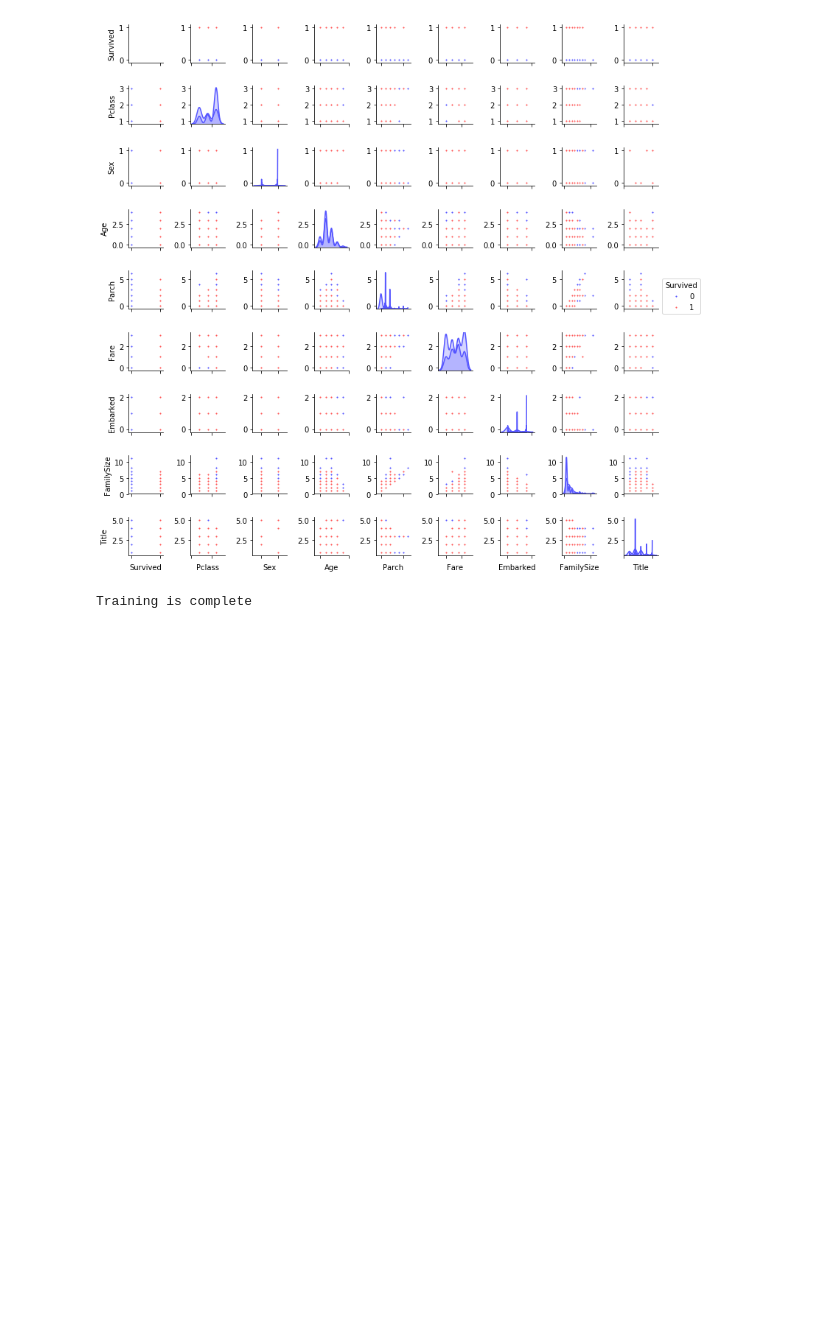
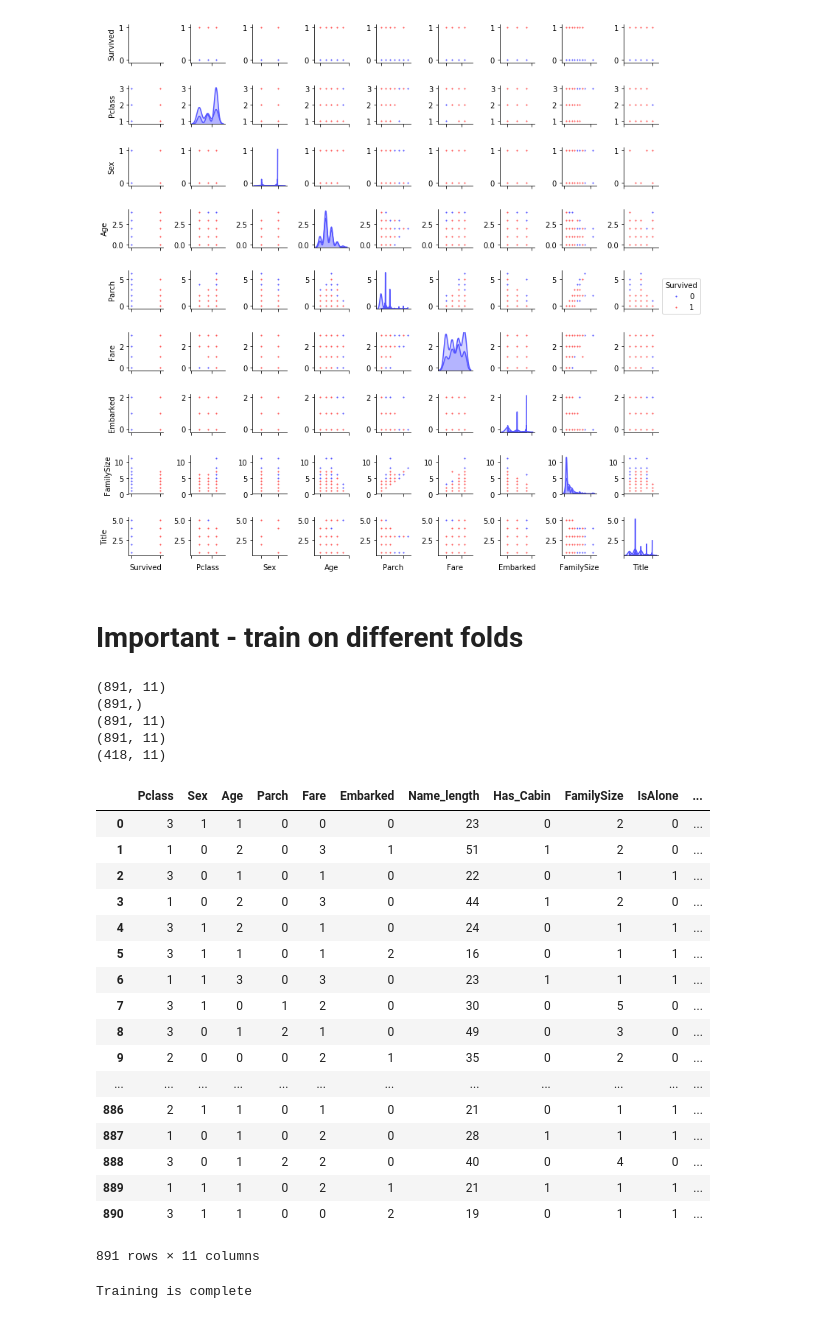
Before and after one commit to dashjim/kaggle-titanic, a Jupyter notebook: Titanic/ensamble-stacking.ipynb, the cells around one changed output. Cells and saved outputs as stored; diff of their text form; code cells hidden in the pictures; blank space fills up the shorter version.

```diff
--- a/Titanic/ensamble-stacking.ipynb
+++ b/Titanic/ensamble-stacking.ipynb
@@ -186,6 +216,8 @@ class SklearnHelper(object):
         print(self.clf.fit(x,y).feature_importances_)
 
 # Class to extend XGboost classifer
+# %% [markdown]
+# Important - train on different folds
 # %%
 def get_oof(clf, x_train, y_train, x_test):
     oof_train = np.zeros((ntrain,))
@@ -264,3 +301,34 @@ x_test = test.values # Creats an array of the test data
+# %%
+print(train.shape)
+print(y_train.shape)
+print(train.values.shape)
+print(x_train.shape)
+print(x_test.shape)
+train
+# %% [output]
+(891, 11)
+(891,)
+(891, 11)
+(891, 11)
+(418, 11)
+|  | Pclass | Sex | Age | Parch | Fare | Embarked | Name_length | Has_Cabin | FamilySize | IsAlone | ... |
+| 0 | 3 | 1 | 1 | 0 | 0 | 0 | 23 | 0 | 2 | 0 | ... |
+| 1 | 1 | 0 | 2 | 0 | 3 | 1 | 51 | 1 | 2 | 0 | ... |
+| 2 | 3 | 0 | 1 | 0 | 1 | 0 | 22 | 0 | 1 | 1 | ... |
+| 3 | 1 | 0 | 2 | 0 | 3 | 0 | 44 | 1 | 2 | 0 | ... |
+| 4 | 3 | 1 | 2 | 0 | 1 | 0 | 24 | 0 | 1 | 1 | ... |
+| 5 | 3 | 1 | 1 | 0 | 1 | 2 | 16 | 0 | 1 | 1 | ... |
+| 6 | 1 | 1 | 3 | 0 | 3 | 0 | 23 | 1 | 1 | 1 | ... |
+| 7 | 3 | 1 | 0 | 1 | 2 | 0 | 30 | 0 | 5 | 0 | ... |
+| 8 | 3 | 0 | 1 | 2 | 1 | 0 | 49 | 0 | 3 | 0 | ... |
+| 9 | 2 | 0 | 0 | 0 | 2 | 1 | 35 | 0 | 2 | 0 | ... |
+| ... | ... | ... | ... | ... | ... | ... | ... | ... | ... | ... | ... |
+| 886 | 2 | 1 | 1 | 0 | 1 | 0 | 21 | 0 | 1 | 1 | ... |
+| 887 | 1 | 0 | 1 | 0 | 2 | 0 | 28 | 1 | 1 | 1 | ... |
+| 888 | 3 | 0 | 1 | 2 | 2 | 0 | 40 | 0 | 4 | 0 | ... |
+| 889 | 1 | 1 | 1 | 0 | 2 | 1 | 21 | 1 | 1 | 1 | ... |
+| 890 | 3 | 1 | 1 | 0 | 0 | 2 | 19 | 0 | 1 | 1 | ... |
+891 rows × 11 columns
 # %%
 # Create our OOF train and test predictions. These base results will be used as new features
 et_oof_train, et_oof_test = get_oof(et, x_train, y_train, x_test) # Extra Trees
```
Also changed, not shown: parts of 11 cells of this notebook.
